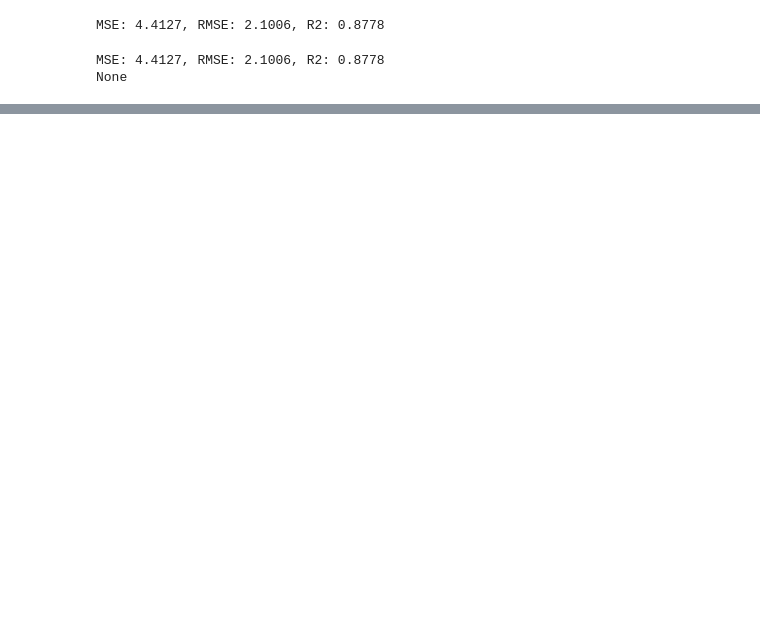
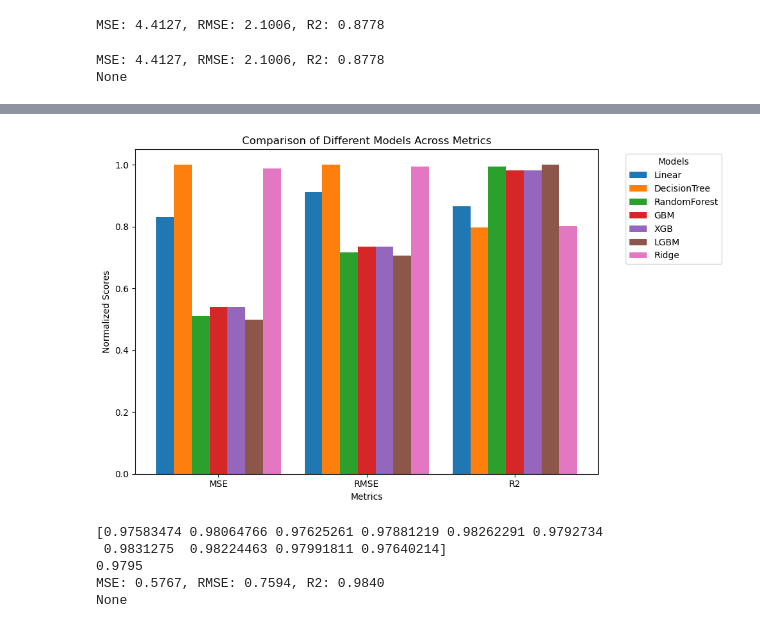
Before and after one commit to GwanIkCho/study_machine_learning, a Jupyter notebook: z_project/nba_project_r(a).ipynb, the cells around one changed output, grey strips where cells are left out. Saved outputs shown, nothing was run; the diff lists cells and outputs as text; code cells hidden in the pictures; blank space fills up the shorter version.

```diff
--- a/z_project/nba_project_r(a).ipynb
+++ b/z_project/nba_project_r(a).ipynb
@@ -697,0 +782,62 @@ None
+# %%
+import matplotlib.pyplot as plt
+import numpy as np
+
+# Data setup
+metrics = ['MSE', 'RMSE', 'R2']
+models = ['Linear', 'DecisionTree', 'RandomForest', 'GBM', 'XGB', 'LGBM', 'Ridge']
+values = [
+    [10.0813, 12.1323, 6.2177, 6.5642, 6.5710, 6.0635, 11.9995],  # MSE
+    [3.1751, 3.4832, 2.4935, 2.5621, 2.5634, 2.4624, 3.4640],     # RMSE
+    [0.7208, 0.6640, 0.8278, 0.8182, 0.8180, 0.8321, 0.6677]      # R2
+]
+
+# Normalizing the data for better visualization
+values_normalized = [[y / max(x) for y in x] for x in values]
+
+# Setting up for a grouped bar chart
+fig, ax = plt.subplots(figsize=(10, 6))
+bar_width = 0.12  # Narrower bar width to fit all models in each group
+index = np.arange(len(metrics))  # The label locations for the metrics
+
+# Create bars for each model within each metric group
+for i, model in enumerate(models):
+    rects = ax.bar(index + i * bar_width, [values_normalized[j][i] for j in range(len(metrics))],
+                   bar_width, label=model)
+
+# Add some text for labels, title and custom x-axis tick labels, etc.
+ax.set_xlabel('Metrics')
+ax.set_ylabel('Normalized Scores')
+ax.set_title('Comparison of Different Models Across Metrics')
+ax.set_xticks(index + bar_width * (len(models) - 1) / 2)
+ax.set_xticklabels(metrics)
+ax.legend(title="Models", bbox_to_anchor=(1.05, 1), loc='upper left')
+
+fig.tight_layout()
+plt.show()
+# %% [output]
+[figure, added]
+# %%
+import numpy as np
+
+from sklearn.linear_model import LinearRegression
+from sklearn.model_selection import train_test_split, cross_val_score, KFold
+
+features, targets = c_df.iloc[:, :-1], c_df.iloc[:, -1]
+
+X_train, X_test, y_train, y_test = train_test_split(features, targets, test_size=0.2, random_state=124)
+X_train_val, X_test_val, y_train_val, y_test_val =\
+    train_test_split(X_train, y_train, test_size=0.5, random_state=124)
+
+kfold = KFold(n_splits=10, shuffle=True, random_state=124)
+xgb_r = XGBRegressor()
+score = cross_val_score(xgb_r, X_train, y_train, cv=kfold, scoring='r2')
+print(score)
+print(np.round(np.mean(score), 4))
+print(get_evaluation(y_test, prediction))
+# %% [output]
+[0.97583474 0.98064766 0.97625261 0.97881219 0.98262291 0.9792734
+ 0.9831275  0.98224463 0.97991811 0.97640214]
+0.9795
+MSE: 0.5767, RMSE: 0.7594, R2: 0.9840
+None
```
Also changed, not shown: parts of 19 cells of this notebook, 4 other files.
